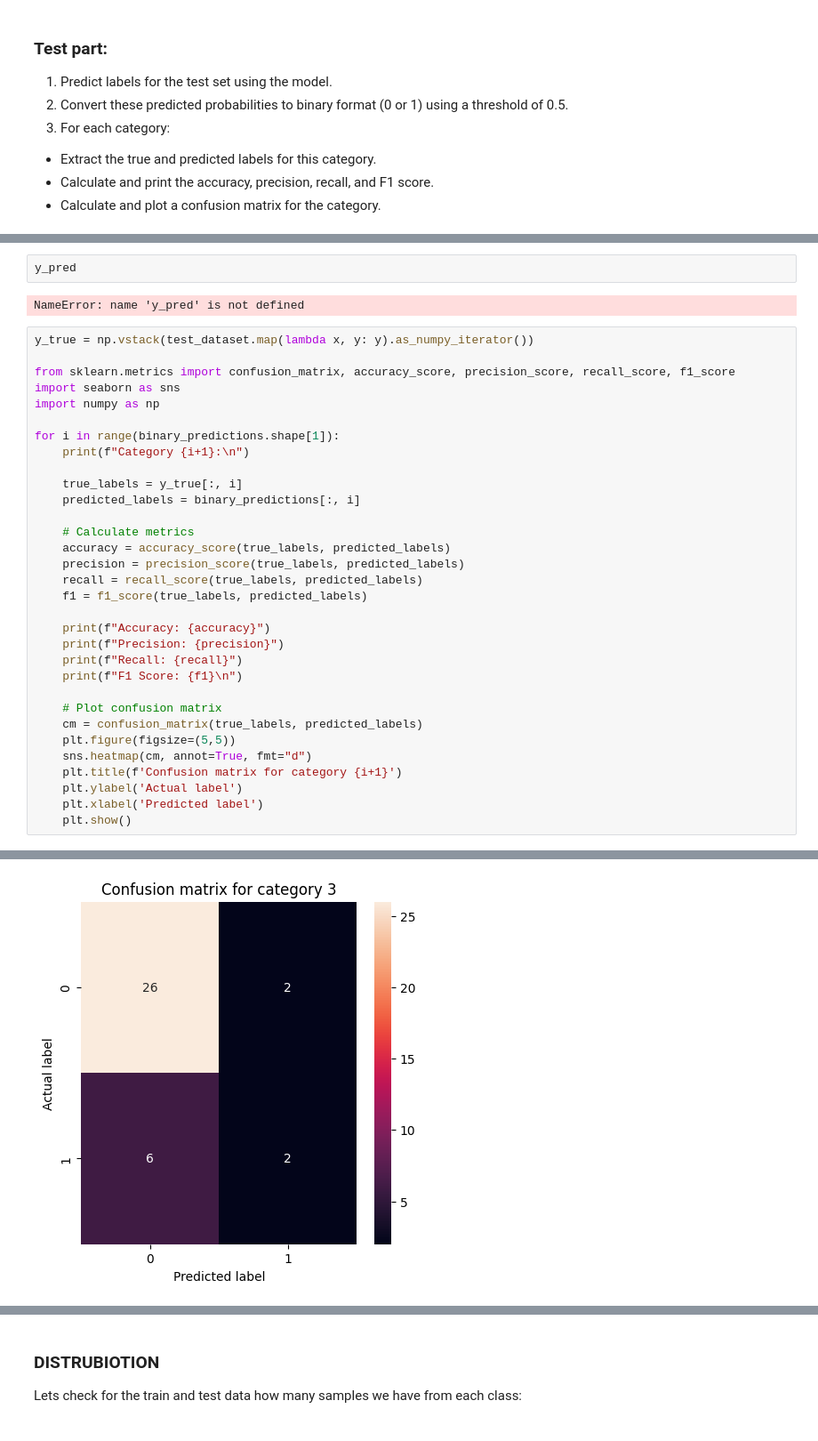
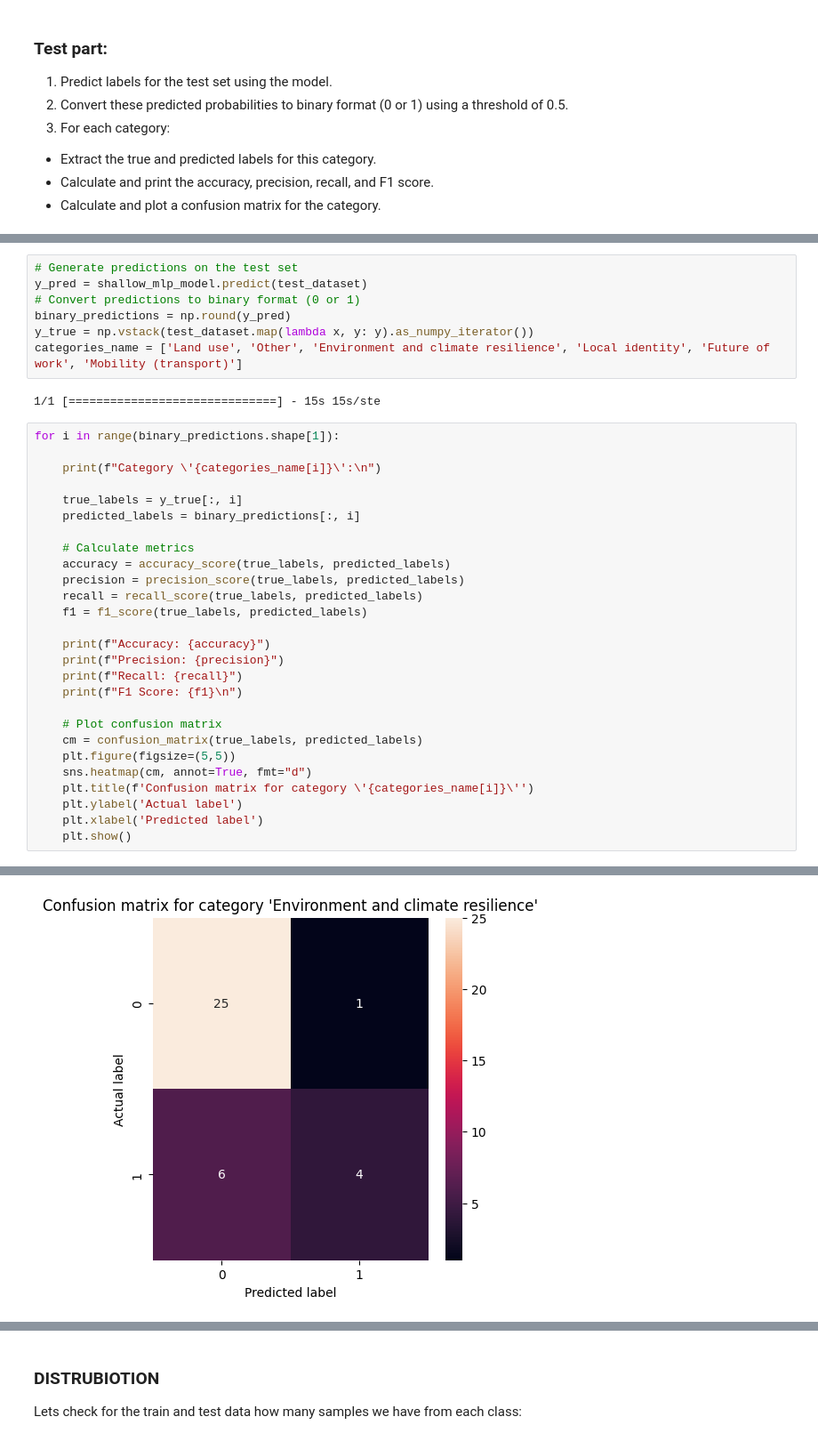
Before and after one commit to renanarimon/ProBogota, a Jupyter notebook: Text_Class.ipynb, the cells around one changed output, grey strips where cells are left out. Shown at 89% size. Saved outputs shown, nothing was run; the diff lists cells and outputs as text.

```diff
--- a/Text_Class.ipynb
+++ b/Text_Class.ipynb
@@ -783,16 +777,16 @@ binary_predictions = np.round(y_pred)
-# %%
-y_pred
-# %% [output]
-NameError: name 'y_pred' is not defined
+# %%
+# Generate predictions on the test set
+y_pred = shallow_mlp_model.predict(test_dataset)
+# Convert predictions to binary format (0 or 1)
+binary_predictions = np.round(y_pred)
+y_true = np.vstack(test_dataset.map(lambda x, y: y).as_numpy_iterator())
+categories_name = ['Land use', 'Other', 'Environment and climate resilience', 'Local identity', 'Future of work', 'Mobility (transport)']
+# %% [output]
+1/1 [==============================] - 15s 15s/ste
 # %%
-y_true = np.vstack(test_dataset.map(lambda x, y: y).as_numpy_iterator())
+for i in range(binary_predictions.shape[1]):
 
-from sklearn.metrics import confusion_matrix, accuracy_score, precision_score, recall_score, f1_score
-import seaborn as sns
-import numpy as np
-
-for i in range(binary_predictions.shape[1]):
-    print(f"Category {i+1}:\n")
+    print(f"Category \'{categories_name[i]}\':\n")
 
     true_labels = y_true[:, i]
     predicted_labels = binary_predictions[:, i]
@@ -812,7 +806,7 @@ for i in range(binary_predictions.shape[1]):
     cm = confusion_matrix(true_labels, predicted_labels)
     plt.figure(figsize=(5,5))
     sns.heatmap(cm, annot=True, fmt="d")
-    plt.title(f'Confusion matrix for category {i+1}')
+    plt.title(f'Confusion matrix for category \'{categories_name[i]}\'')
     plt.ylabel('Actual label')
     plt.xlabel('Predicted label')
     plt.show()
@@ -840 +834 @@ F1 Score: 0.3333333333333333
-[figure, old version]
+[figure, new version]
```
Also changed, not shown: parts of 5 cells of this notebook.
